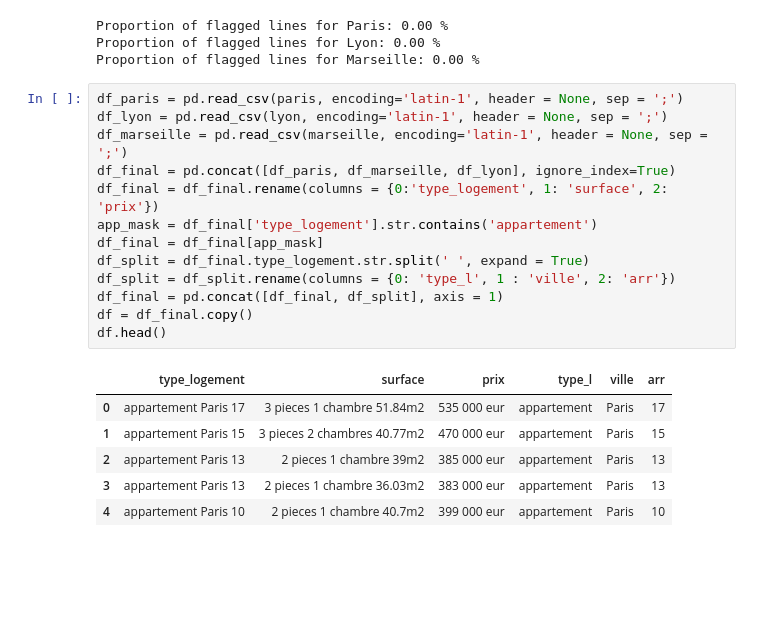
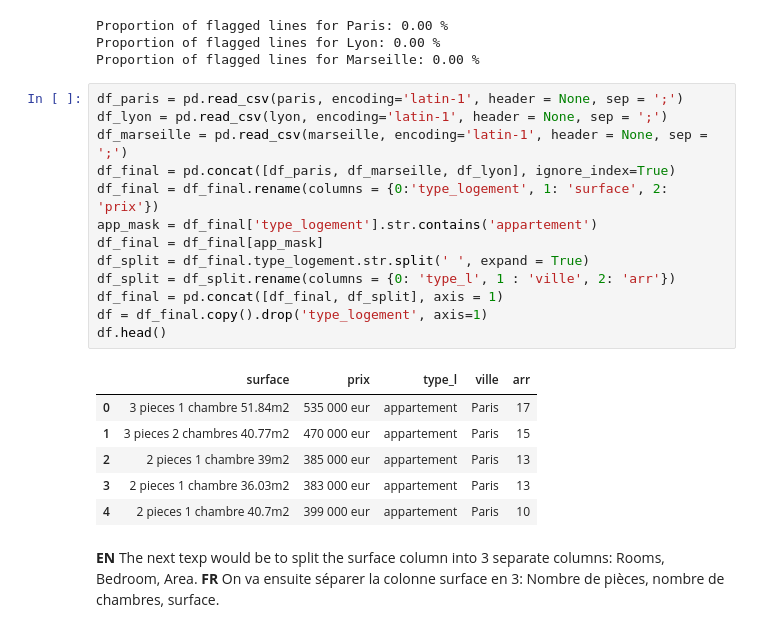
Before and after one commit to NichitaCP/RE, a Jupyter notebook: data_cleaning.ipynb, the cells around one changed output. Cells and saved outputs as stored; diff of their text form; blank space fills up the shorter version.

```diff
--- a/data_cleaning.ipynb
+++ b/data_cleaning.ipynb
@@ -237,20 +237,25 @@ Proportion of flagged lines for Marseille: 0.00 %
 # %%
 df_paris = pd.read_csv(paris, encoding='latin-1', header = None, sep = ';')
 df_lyon = pd.read_csv(lyon, encoding='latin-1', header = None, sep = ';')
 df_marseille = pd.read_csv(marseille, encoding='latin-1', header = None, sep = ';')
 df_final = pd.concat([df_paris, df_marseille, df_lyon], ignore_index=True)
 df_final = df_final.rename(columns = {0:'type_logement', 1: 'surface', 2: 'prix'})
 app_mask = df_final['type_logement'].str.contains('appartement')
 df_final = df_final[app_mask]
 df_split = df_final.type_logement.str.split(' ', expand = True)
 df_split = df_split.rename(columns = {0: 'type_l', 1 : 'ville', 2: 'arr'})
 df_final = pd.concat([df_final, df_split], axis = 1)
-df = df_final.copy()
+df = df_final.copy().drop('type_logement', axis=1)
 df.head()
 # %% [output]
-|  | type_logement | surface | prix | type_l | ville | arr |
-| 0 | appartement Paris 17 | 3 pieces 1 chambre 51.84m2 | 535 000 eur | appartement | Paris | 17 |
-| 1 | appartement Paris 15 | 3 pieces 2 chambres 40.77m2 | 470 000 eur | appartement | Paris | 15 |
-| 2 | appartement Paris 13 | 2 pieces 1 chambre 39m2 | 385 000 eur | appartement | Paris | 13 |
-| 3 | appartement Paris 13 | 2 pieces 1 chambre 36.03m2 | 383 000 eur | appartement | Paris | 13 |
-| 4 | appartement Paris 10 | 2 pieces 1 chambre 40.7m2 | 399 000 eur | appartement | Paris | 10 |
+|  | surface | prix | type_l | ville | arr |
+| 0 | 3 pieces 1 chambre 51.84m2 | 535 000 eur | appartement | Paris | 17 |
+| 1 | 3 pieces 2 chambres 40.77m2 | 470 000 eur | appartement | Paris | 15 |
+| 2 | 2 pieces 1 chambre 39m2 | 385 000 eur | appartement | Paris | 13 |
+| 3 | 2 pieces 1 chambre 36.03m2 | 383 000 eur | appartement | Paris | 13 |
+| 4 | 2 pieces 1 chambre 40.7m2 | 399 000 eur | appartement | Paris | 10 |
+# %% [markdown]
+**EN**
+The next texp would be to split the surface column into 3 separate columns: Rooms, Bedroom, Area.
+**FR**
+On va ensuite séparer la colonne surface en 3: Nombre de pièces, nombre de chambres, surface.
```
Also changed, not shown: parts of 12 cells of this notebook.
